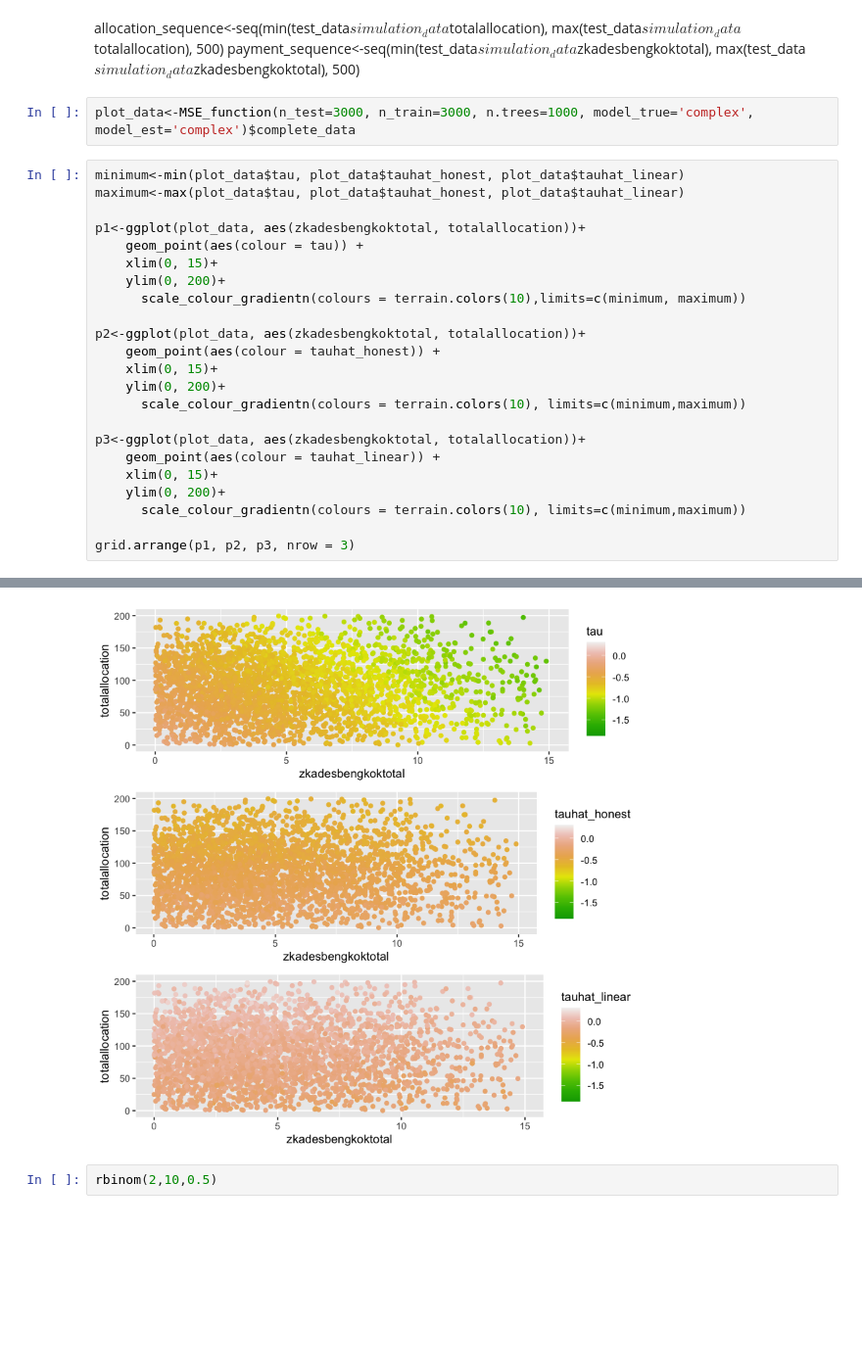
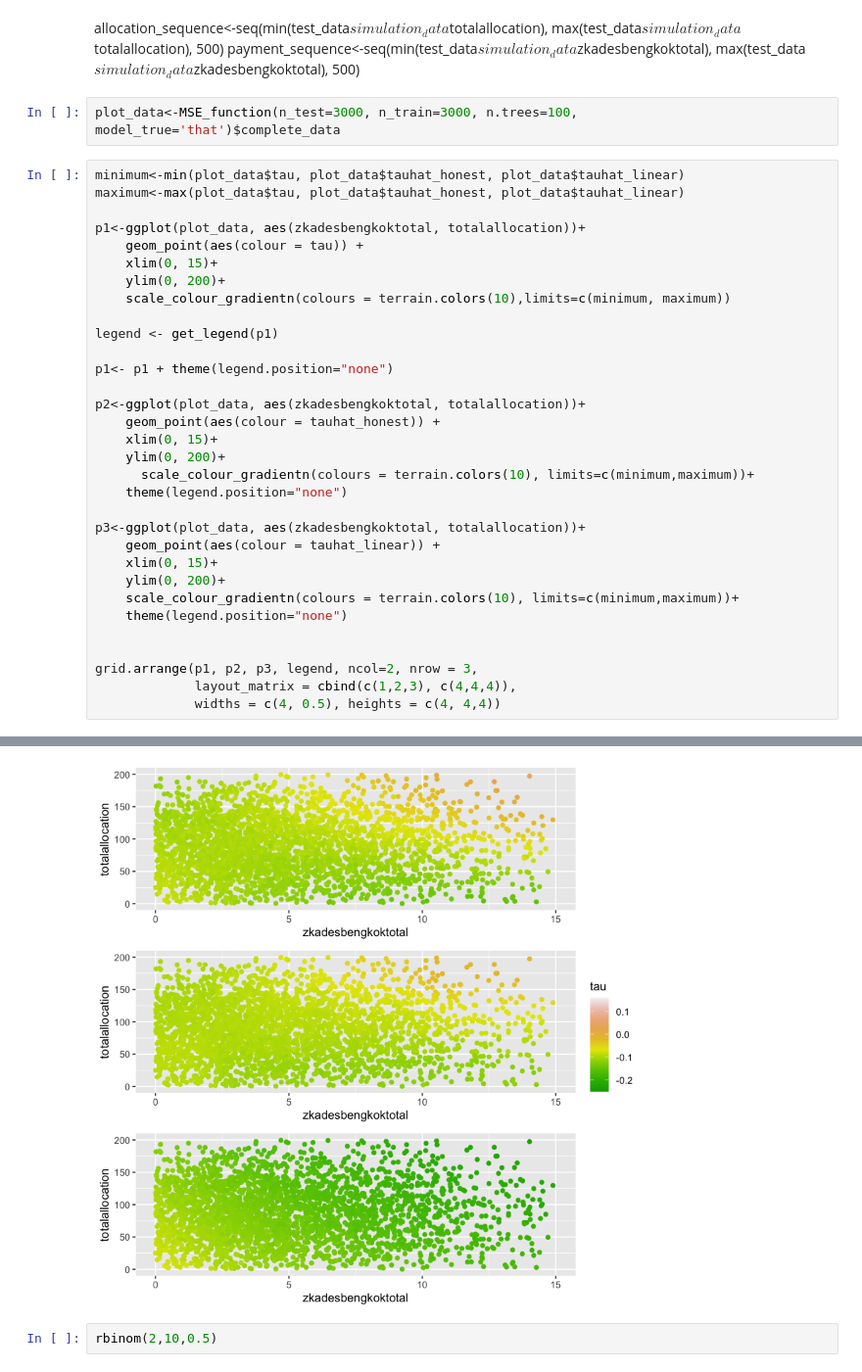
Before and after one commit to gerwinkiessling/CompStat, a Jupyter notebook: Project_Corruption.ipynb, the cells around one changed output, grey strips where cells are left out. Shown at 98% size. Saved outputs shown, nothing was run; the diff lists cells and outputs as text; blank space fills up the shorter version.

```diff
--- a/Project_Corruption.ipynb
+++ b/Project_Corruption.ipynb
@@ -581,7 +774,7 @@ allocation_sequence<-seq(min(test_data$simulation_data$totalallocation), max(tes
 payment_sequence<-seq(min(test_data$simulation_data$zkadesbengkoktotal), max(test_data$simulation_data$zkadesbengkoktotal),
                         500)
 # %%
-plot_data<-MSE_function(n_test=3000, n_train=3000, n.trees=1000, model_true='complex', model_est='complex')$complete_data
+plot_data<-MSE_function(n_test=3000, n_train=3000, n.trees=100, model_true='that')$complete_data
 # %%
 minimum<-min(plot_data$tau, plot_data$tauhat_honest, plot_data$tauhat_linear)
 maximum<-max(plot_data$tau, plot_data$tauhat_honest, plot_data$tauhat_linear)
@@ -590,21 +783,30 @@ p1<-ggplot(plot_data, aes(zkadesbengkoktotal, totalallocation))+
     geom_point(aes(colour = tau)) +
     xlim(0, 15)+
     ylim(0, 200)+
-      scale_colour_gradientn(colours = terrain.colors(10),limits=c(minimum, maximum))
+    scale_colour_gradientn(colours = terrain.colors(10),limits=c(minimum, maximum))
+
+legend <- get_legend(p1)
+
+p1<- p1 + theme(legend.position="none")
 
 p2<-ggplot(plot_data, aes(zkadesbengkoktotal, totalallocation))+
     geom_point(aes(colour = tauhat_honest)) +
     xlim(0, 15)+
     ylim(0, 200)+
-      scale_colour_gradientn(colours = terrain.colors(10), limits=c(minimum,maximum))
+      scale_colour_gradientn(colours = terrain.colors(10), limits=c(minimum,maximum))+
+    theme(legend.position="none")
 
 p3<-ggplot(plot_data, aes(zkadesbengkoktotal, totalallocation))+
     geom_point(aes(colour = tauhat_linear)) +
     xlim(0, 15)+
     ylim(0, 200)+
-      scale_colour_gradientn(colours = terrain.colors(10), limits=c(minimum,maximum))
+    scale_colour_gradientn(colours = terrain.colors(10), limits=c(minimum,maximum))+
+    theme(legend.position="none")
 
-grid.arrange(p1, p2, p3, nrow = 3)
+
+grid.arrange(p1, p2, p3, legend, ncol=2, nrow = 3,
+             layout_matrix = cbind(c(1,2,3), c(4,4,4)),
+             widths = c(4, 0.5), heights = c(4, 4,4))
 # %% [output]
 Warning message:
 “Removed 68 rows containing missing values (geom_point).”Warning message:
@@ -612,5 +815,5 @@ Warning message:
 “Removed 68 rows containing missing values (geom_point).”
-[figure, old version]
+[figure, new version]
 # %%
 rbinom(2,10,0.5)
 # %% [markdown]
```
Also changed, not shown: parts of 21 cells of this notebook.
